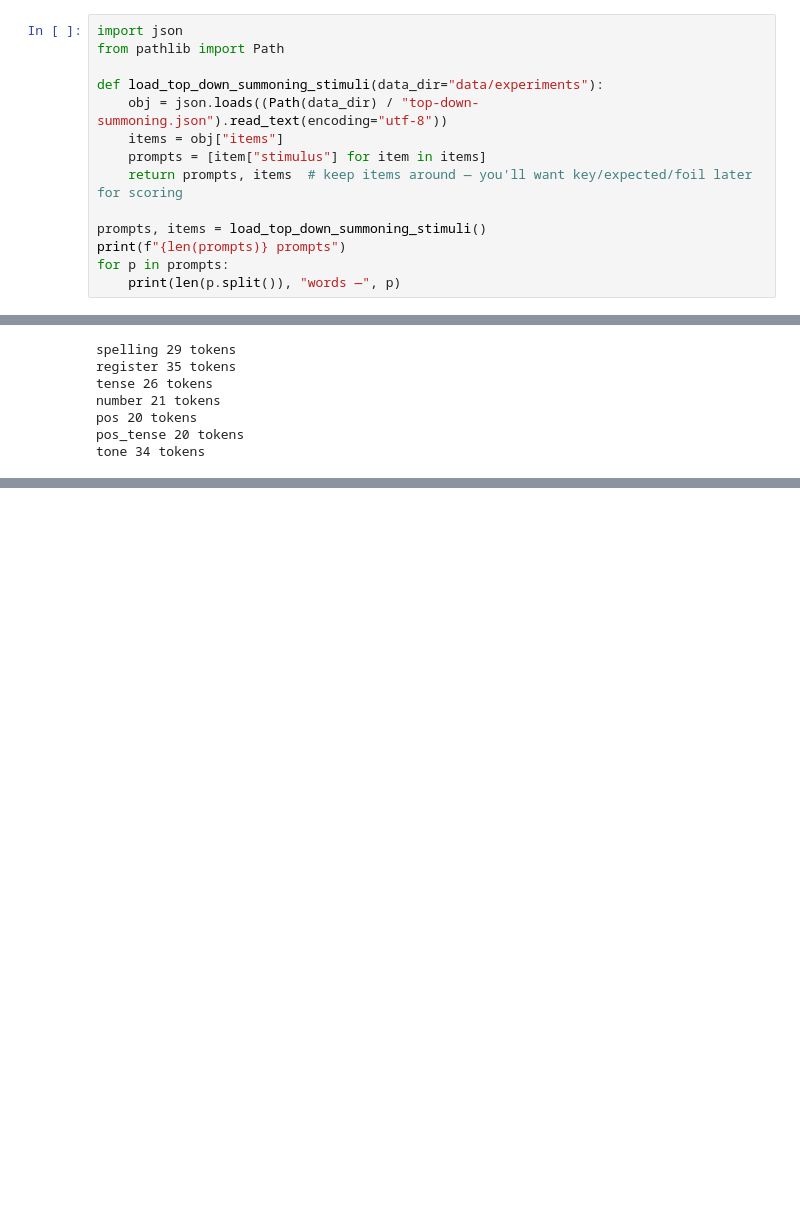
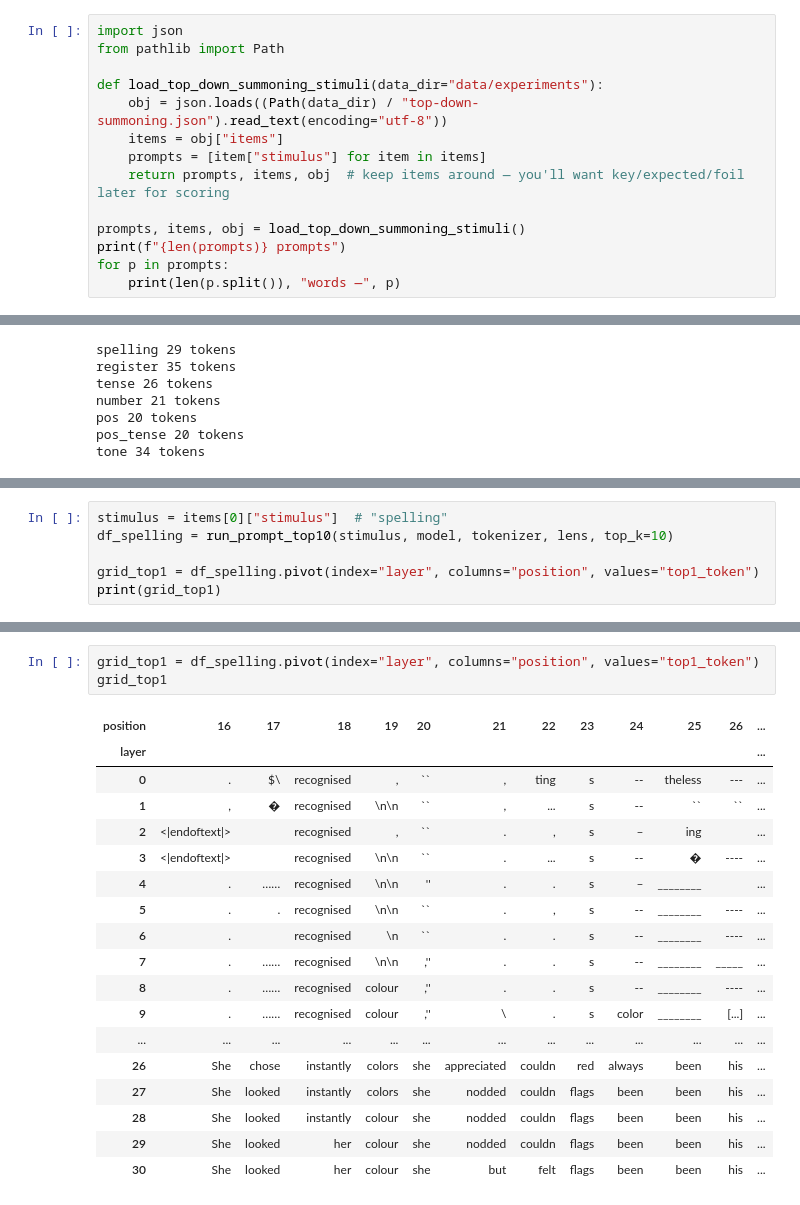
Before and after one commit to AstralKS/j-lens-bias, a Jupyter notebook: Week 1/submissions/jasonli_week_1.ipynb, the cells around one changed output, grey strips where cells are left out. Cells and saved outputs as stored; diff of their text form; blank space fills up the shorter version.

```diff
--- a/Week 1/submissions/jasonli_week_1.ipynb
+++ b/Week 1/submissions/jasonli_week_1.ipynb
@@ -145,9 +145,9 @@ def load_top_down_summoning_stimuli(data_dir="data/experiments"):
     obj = json.loads((Path(data_dir) / "top-down-summoning.json").read_text(encoding="utf-8"))
     items = obj["items"]
     prompts = [item["stimulus"] for item in items]
-    return prompts, items  # keep items around — you'll want key/expected/foil later for scoring
+    return prompts, items, obj  # keep items around — you'll want key/expected/foil later for scoring
 
-prompts, items = load_top_down_summoning_stimuli()
+prompts, items, obj = load_top_down_summoning_stimuli()
 print(f"{len(prompts)} prompts")
 for p in prompts:
     print(len(p.split()), "words —", p)
@@ -258,0 +251,6 @@ Layer 30/30
+# %%
+stimulus = items[0]["stimulus"]  # "spelling"
+df_spelling = run_prompt_top10(stimulus, model, tokenizer, lens, top_k=10)
+
+grid_top1 = df_spelling.pivot(index="layer", columns="position", values="top1_token")
+print(grid_top1)
@@ -258,0 +275,22 @@ Layer 30/30
+# %%
+grid_top1 = df_spelling.pivot(index="layer", columns="position", values="top1_token")
+grid_top1
+# %% [output]
+| position | 16 | 17 | 18 | 19 | 20 | 21 | 22 | 23 | 24 | 25 | 26 | ... |
+| layer |  |  |  |  |  |  |  |  |  |  |  | ... |
+| 0 | . | $\ | recognised | , | `` | , | ting | s | -- | theless | --- | ... |
+| 1 | , | � | recognised | \n\n | `` | , | ... | s | -- | `` | `` | ... |
+| 2 | <|endoftext|> | ­ | recognised | , | `` | . | , | s | – | ing | ­ | ... |
+| 3 | <|endoftext|> | ­ | recognised | \n\n | `` | . | ... | s | -- | � | ---- | ... |
+| 4 | . | …… | recognised | \n\n | '' | . | . | s | – | ________ | ­ | ... |
+| 5 | . | . | recognised | \n\n | `` | . | , | s | -- | ________ | ---- | ... |
+| 6 | . | ­ | recognised | \n | `` | . | . | s | -- | ________ | ---- | ... |
+| 7 | . | …… | recognised | \n\n | ,'' | . | . | s | -- | ________ | _____ | ... |
+| 8 | . | …… | recognised | colour | ,'' | . | . | s | -- | ________ | ---- | ... |
+| 9 | . | …… | recognised | colour | ,'' | \ | . | s | color | ________ | [...] | ... |
+| ... | ... | ... | ... | ... | ... | ... | ... | ... | ... | ... | ... | ... |
+| 26 | She | chose | instantly | colors | she | appreciated | couldn | red | always | been | his | ... |
+| 27 | She | looked | instantly | colors | she | nodded | couldn | flags | been | been | his | ... |
+| 28 | She | looked | instantly | colour | she | nodded | couldn | flags | been | been | his | ... |
+| 29 | She | looked | her | colour | she | nodded | couldn | flags | been | been | his | ... |
+| 30 | She | looked | her | colour | she | but | felt | flags | been | been | his | ... |
```
Also changed, not shown: parts of 11 cells of this notebook.
